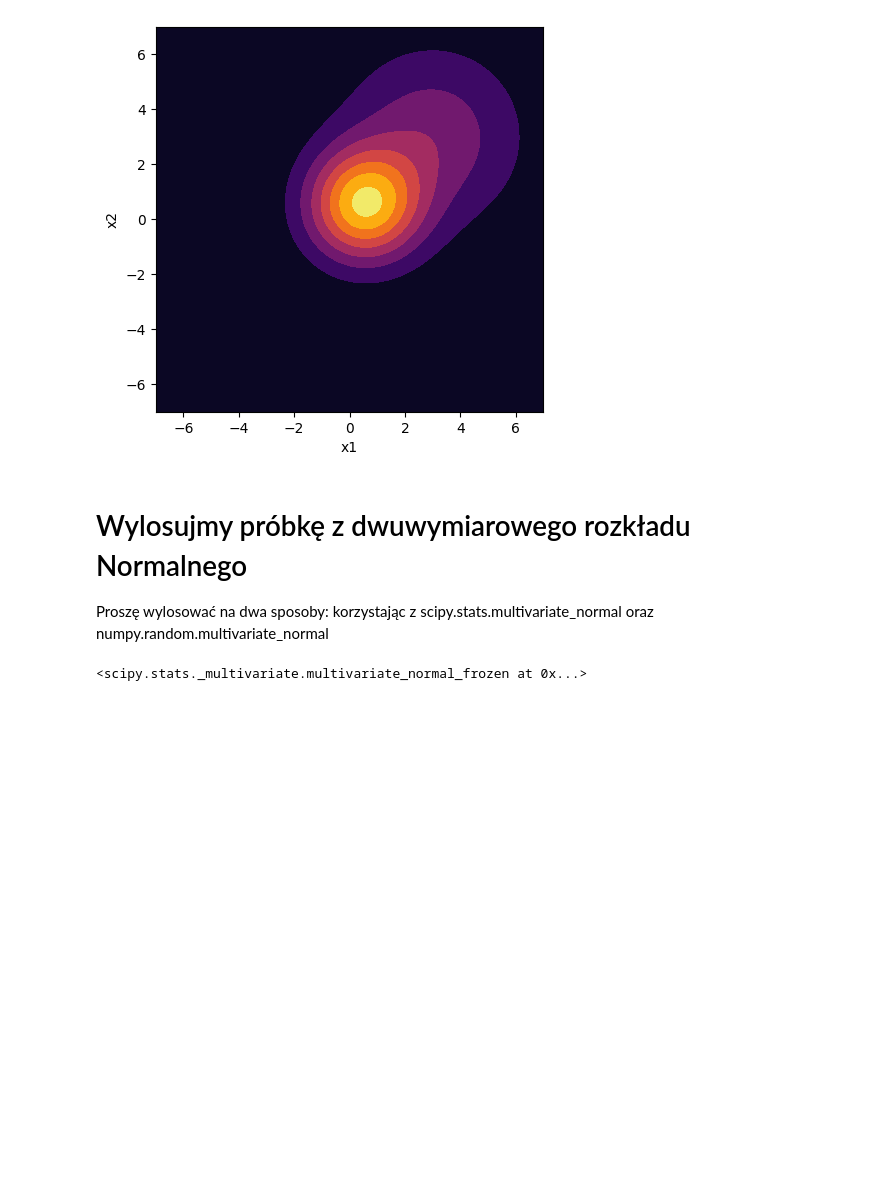
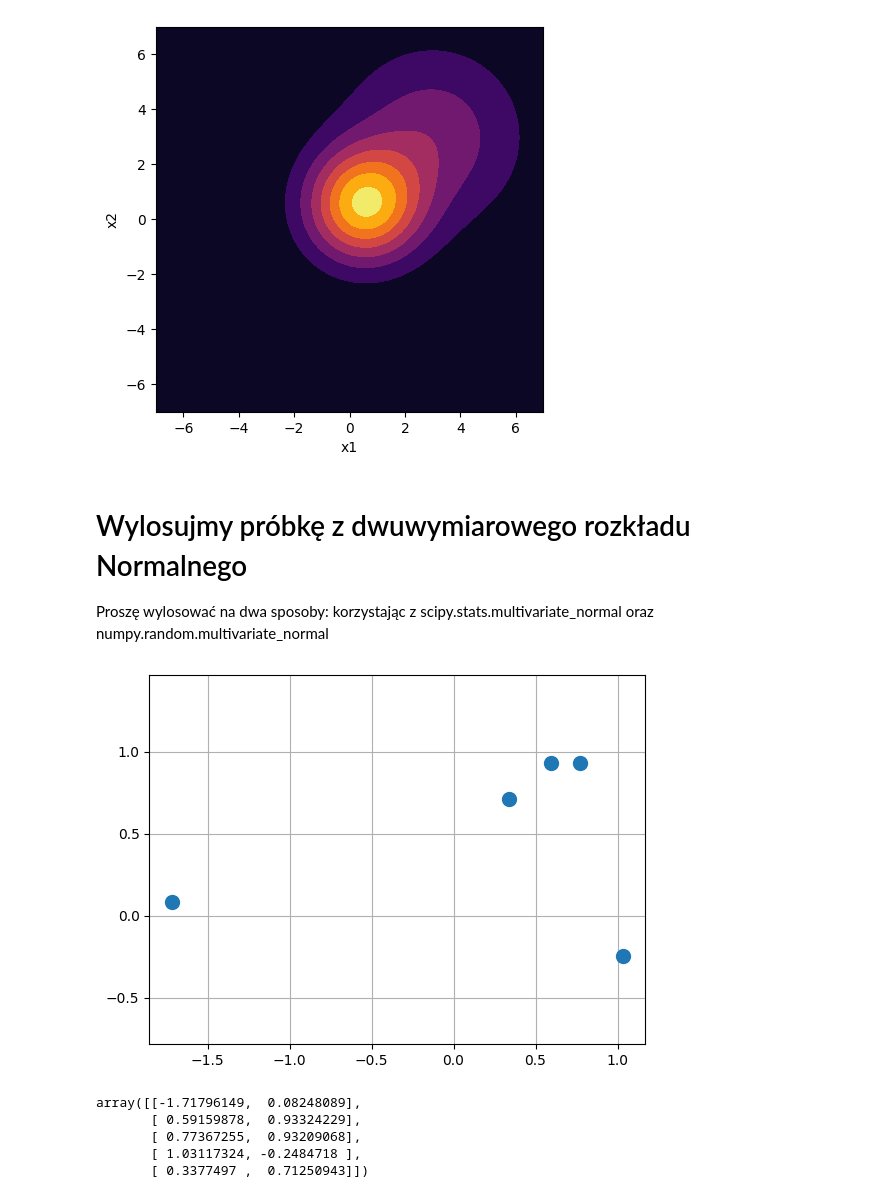
Before and after one commit to p-malecki/uj-psi-assignments, a Jupyter notebook: AD_Z03_C_normal_distribution.ipynb, the cells around one changed output. Cells and saved outputs as stored; diff of their text form; code cells hidden in the pictures; blank space fills up the shorter version.

```diff
--- a/AD_Z03_C_normal_distribution.ipynb
+++ b/AD_Z03_C_normal_distribution.ipynb
@@ -69,7 +69,18 @@ plt.ylabel("x2");
 # Wylosujmy próbkę z dwuwymiarowego rozkładu Normalnego
 
 Proszę wylosować na dwa sposoby: korzystając z scipy.stats.multivariate_normal oraz numpy.random.multivariate_normal
-# %%
-scipy.stats.multivariate_normal()
-# %% [output]
-<scipy.stats._multivariate.multivariate_normal_frozen at 0x...>
+# %%
+mn1 = scipy.stats.multivariate_normal(mean=np.zeros(2), cov=np.eye(2))
+pts = mn1.rvs(size=5) # , random_state=12345
+plt.plot(pts[:, 0], pts[:, 1], '.', markersize=20)
+plt.axis('equal')
+plt.grid()
+plt.show()
+pts
+# %% [output]
+[figure, added]
+array([[-1.71796149,  0.08248089],
+       [ 0.59159878,  0.93324229],
+       [ 0.77367255,  0.93209068],
+       [ 1.03117324, -0.2484718 ],
+       [ 0.3377497 ,  0.71250943]])
```
Also changed, not shown: parts of 1 cell of this notebook.
